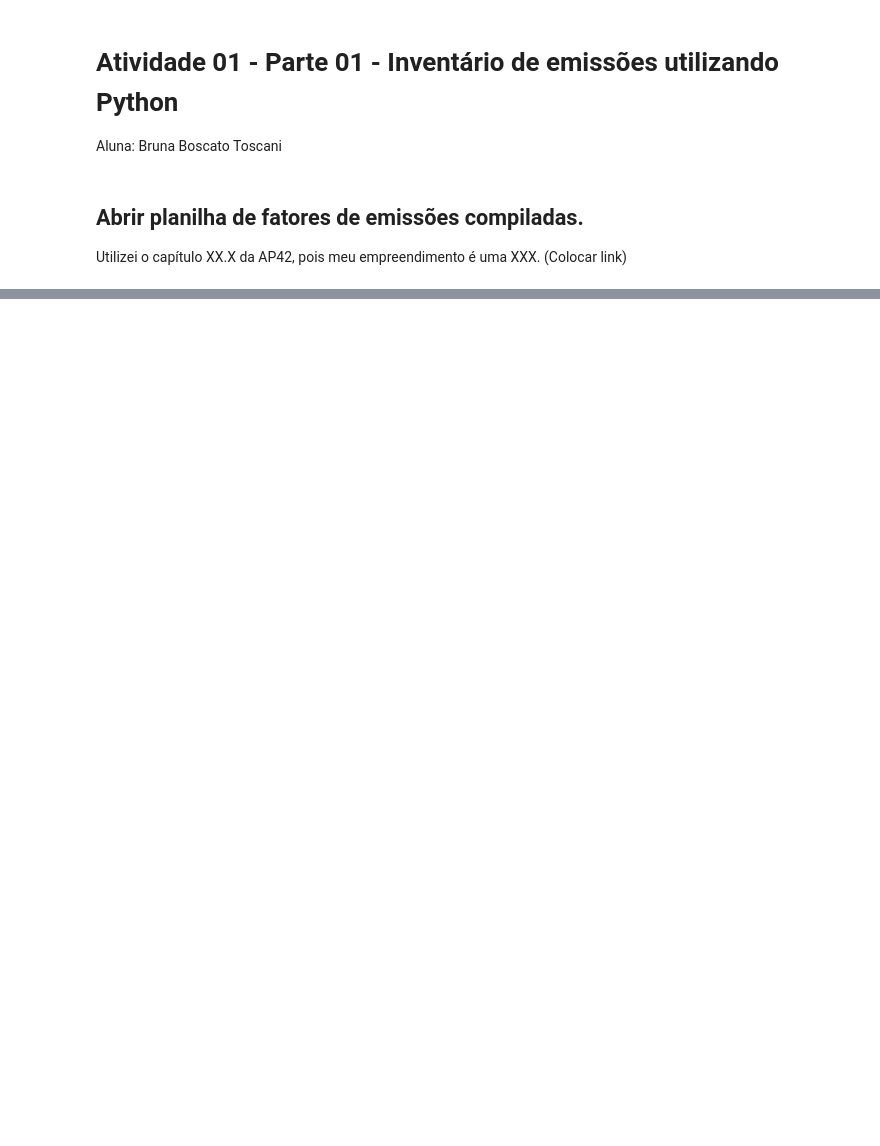
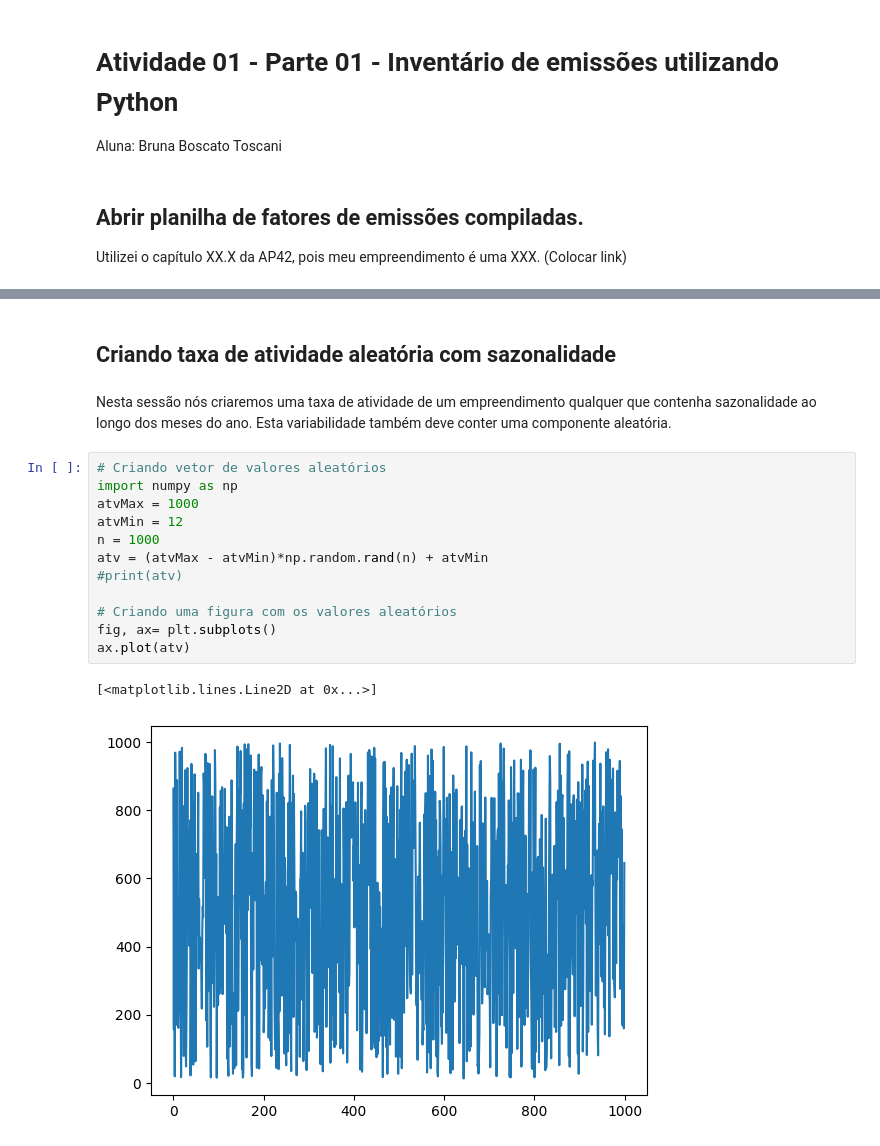
Before and after one commit to brunaboscato/ENS5173_20241, a Jupyter notebook: Atividade01_01.ipynb, the cells around one changed output, grey strips where cells are left out. Drawn from its saved outputs; the diff is of its cells as text; blank space fills up the shorter version.

```diff
--- a/Atividade01_01.ipynb
+++ b/Atividade01_01.ipynb
@@ -43,2 +57,21 @@ emis.plot.bar(ax==ax,x='Source')
 # %% [output]
 NameError: name 'fe' is not defined
+# %% [markdown]
+## Criando taxa de atividade aleatória com sazonalidade
+# %% [markdown]
+Nesta sessão nós criaremos uma taxa de atividade de um empreendimento qualquer que contenha sazonalidade ao longo dos meses do ano. Esta variabilidade também deve conter uma componente aleatória.
+# %%
+# Criando vetor de valores aleatórios
+import numpy as np
+atvMax = 1000
+atvMin = 12
+n = 1000
+atv = (atvMax - atvMin)*np.random.rand(n) + atvMin
+#print(atv)
+
+# Criando uma figura com os valores aleatórios
+fig, ax= plt.subplots()
+ax.plot(atv)
+# %% [output]
+[<matplotlib.lines.Line2D at 0x...>]
+[figure, added]
```
Also changed, not shown: parts of 7 cells of this notebook.
